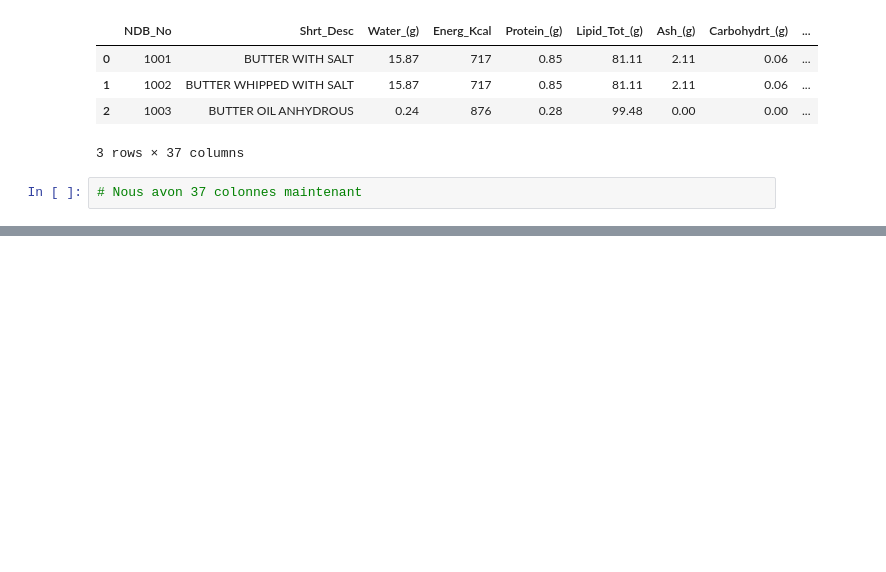
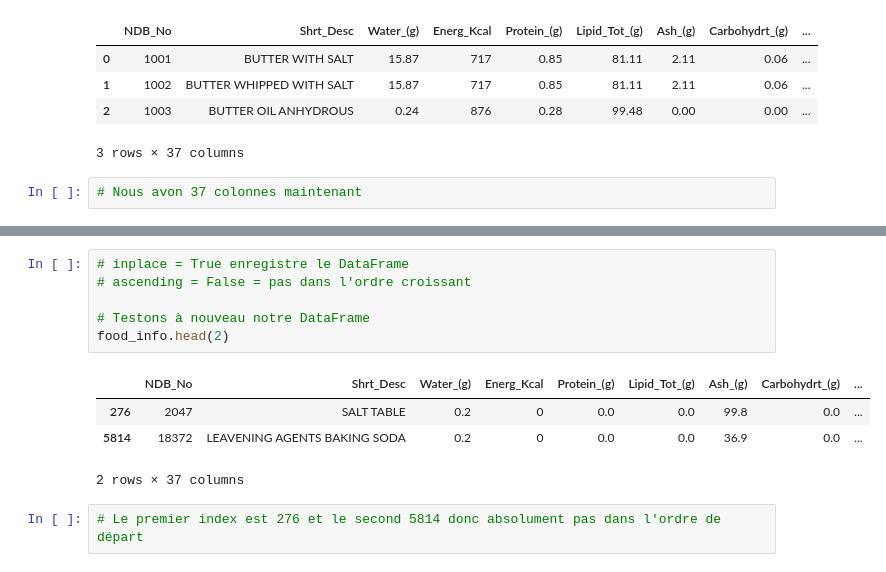
Before and after one commit to brunoharlein/pandas_is_cool, a Jupyter notebook: Cours Pandas.ipynb, the cells around one changed output, grey strips where cells are left out. Saved outputs shown, nothing was run; the diff lists cells and outputs as text; blank space fills up the shorter version.

```diff
--- a/Cours Pandas.ipynb
+++ b/Cours Pandas.ipynb
@@ -597,0 +662,13 @@ food_info.head(3)
+# %%
+# inplace = True enregistre le DataFrame
+# ascending = False = pas dans l'ordre croissant
+
+# Testons à nouveau notre DataFrame
+food_info.head(2)
+# %% [output]
+|  | NDB_No | Shrt_Desc | Water_(g) | Energ_Kcal | Protein_(g) | Lipid_Tot_(g) | Ash_(g) | Carbohydrt_(g) | ... |
+| 276 | 2047 | SALT TABLE | 0.2 | 0 | 0.0 | 0.0 | 99.8 | 0.0 | ... |
+| 5814 | 18372 | LEAVENING AGENTS BAKING SODA | 0.2 | 0 | 0.0 | 0.0 | 36.9 | 0.0 | ... |
+2 rows × 37 columns
+# %%
+# Le premier index est 276 et le second 5814 donc absolument pas dans l'ordre de départ
```
Also changed, not shown: parts of 10 cells of this notebook, 1 other file.
